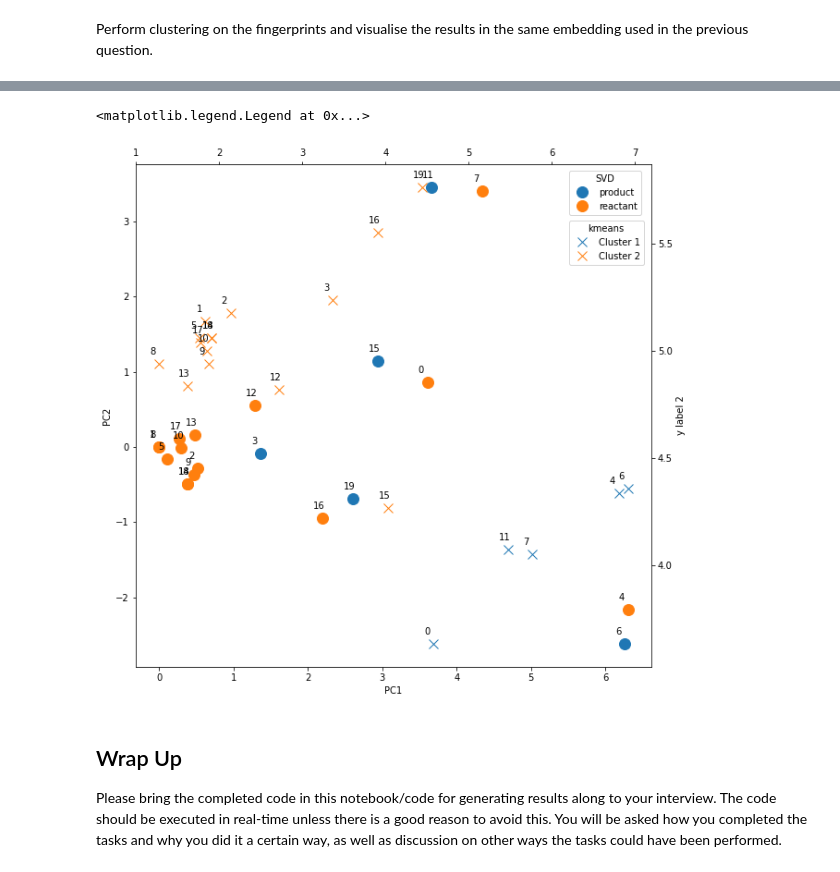
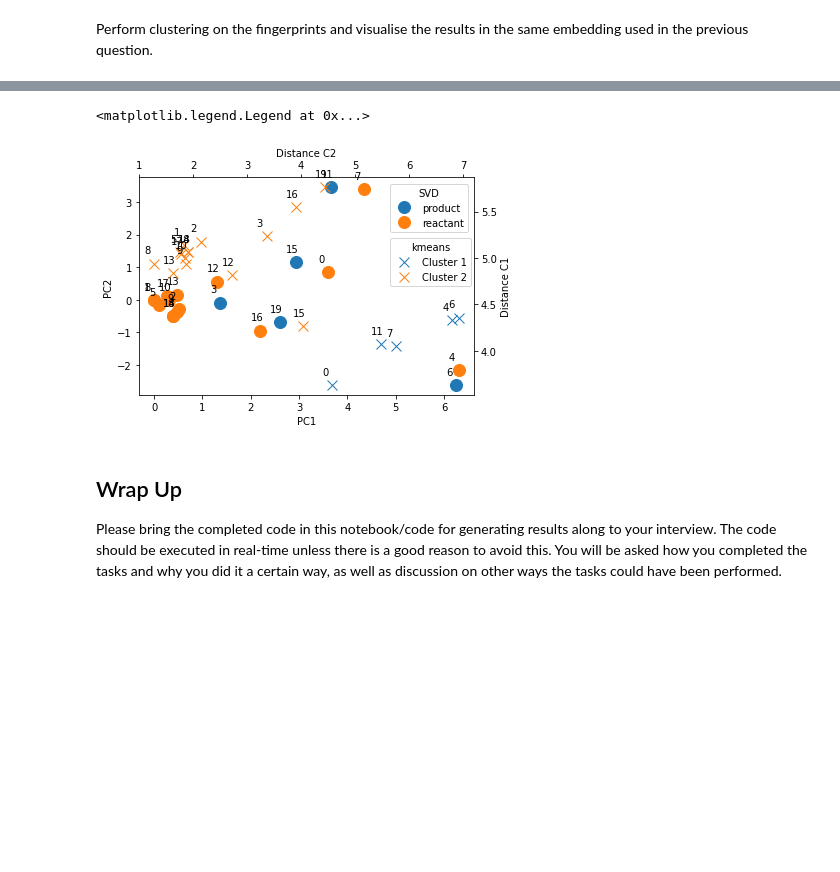
Before and after one commit to adhardy/Deepmatter-Interview, a Jupyter notebook: notebook/ds_nb_1.ipynb, the cells around one changed output, grey strips where cells are left out. Saved outputs shown, nothing was run; the diff lists cells and outputs as text; code cells hidden in the pictures; blank space fills up the shorter version.

```diff
--- a/notebook/ds_nb_1.ipynb
+++ b/notebook/ds_nb_1.ipynb
@@ -312,0 +180,3 @@ for ii in range(max_reactions):
+# %%
+molecules = RDFParse.get_molecules_from_rxn_list(rxn_blocks)
+RDFParse.print_molecules_from_molecule_list(molecules)
@@ -353,0 +209,6 @@ fingerprints = get_molecular_fingerprints(molecules, nbits)
+# %%
+import dm_dimensionality_reduction as dr
+
+nbits = 1000
+fingerprints = dr.get_molecular_fingerprints(molecules, nbits)
+fingerprints
@@ -436,13 +266,13 @@ fingerprints_kmean = kmeans.fit_transform(fingerprints)
 # === Convert to Dataframe ===
 columns = ["Distance C1","Distance C2"]
 df_fingerprints_kmean = pd.DataFrame(fingerprints_kmean, columns=columns)
-df_fingerprints_kmean["molecule_type"] = molecule_types
+df_fingerprints_kmean["molecule_type"] = [mol.mol_type for mol in molecules]
 df_fingerprints_kmean["cluster"] = kmeans.predict(fingerprints)+1 # cluster the molecule belongs to
 
 # === Plot 2D Scatterplot ===
-fig_kmean, ax_kmean = plt.subplots(figsize=figsize)
-ax_kmean = subplot(df_fingerprints_kmean, ax_kmean, "cluster", marker="o", switch_xy=True) # predicted cluster
-ax_kmean = subplot(df_fingerprints_kmean, ax_kmean, "molecule_type", marker="o", markersize = 5, switch_xy=True, label_idx=False) # add the true labels, will appear as smaller markers within the predicted cluster marker
-ax_kmean.legend(["Cluster 1", "Cluster 2"])
+fig_kmean, ax_kmean = plt.subplots()
+ax_kmean = dr.get_axes(df_fingerprints_kmean, ax_kmean, "cluster", marker="o", switch_xy=True) # predicted cluster
+ax_kmean = dr.get_axes(df_fingerprints_kmean, ax_kmean, "molecule_type", marker="o", markersize = 5, switch_xy=True, label_idx=False) # add the true labels, will appear as smaller markers within the predicted cluster marker
+ax_kmean.legend(["Cluster 1/Product", "Cluster 2/Reactant"])
 # %% [output]
 <matplotlib.legend.Legend at 0x...>
@@ -450,28 +280,28 @@ ax_kmean.legend(["Cluster 1", "Cluster 2"])
 # %%
 # === Plot SVD and k-means together ===
 
-fig = plt.figure(figsize=figsize) # place two plots on top of each other
+fig = plt.figure() # place two plots on top of each other
 ax_pca_m = fig.add_subplot(111, label="pca")
+
+ax_pca_m.set_xlabel('PC1')
+ax_pca_m.set_ylabel('PC2')
+
 ax_kmeans_m = fig.add_subplot(111, label="kmeans", frame_on=False)
-
-ax_pca_m = subplot(df_fingerprints_tSVD, ax_pca_m, "molecule_type")
-
-ax_pca_m.legend(title="SVD", loc=[0.84, 0.9])
-ax_pca_m.set_xlabel(columns[0])
-ax_pca_m.set_ylabel(columns[1])
-
-ax_kmeans_m = subplot(df_fingerprints_kmean, ax_kmeans_m, "cluster", marker="x", markersize=10, switch_xy=True)
-
 ax_kmeans_m.xaxis.tick_top()
 ax_kmeans_m.yaxis.tick_right()
-ax_kmeans_m.set_xlabel('')
-ax_kmeans_m.set_ylabel('y label 2')
+ax_kmeans_m.set_xlabel('Distance C2')
+ax_kmeans_m.set_ylabel('Distance C1')
 ax_kmeans_m.xaxis.set_label_position('top')
 ax_kmeans_m.yaxis.set_label_position('right')
-ax_kmeans_m.legend(["Cluster 1", "Cluster 2"], title="kmeans", loc=[0.84, 0.8])
+
+ax_kmeans_m = dr.get_axes(df_fingerprints_kmean, ax_kmeans_m, "cluster", marker="x", markersize=10, switch_xy=True)
+ax_pca_m = dr.get_axes(df_fingerprints_tSVD, ax_pca_m, "molecule_type")
+
+ax_pca_m.legend(title="SVD", loc=[0.75, 0.75])
+ax_kmeans_m.legend(["Cluster 1", "Cluster 2"], title="kmeans", loc=[0.75, 0.5])
 # %% [output]
 <matplotlib.legend.Legend at 0x...>
-[figure, old version]
+[figure, new version]
 # %% [markdown]
 ## Wrap Up
 
```
Also changed, not shown: parts of 19 cells of this notebook, 3 other files.
